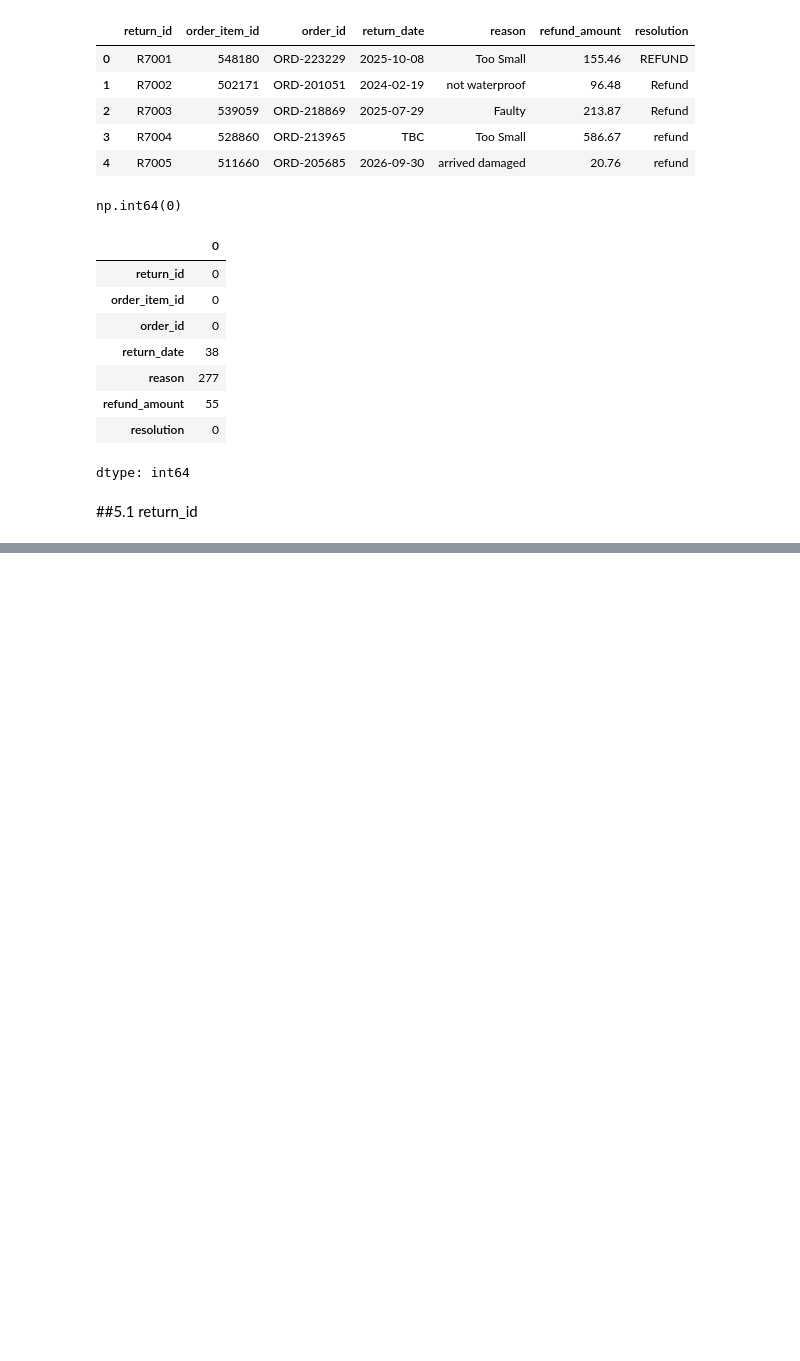
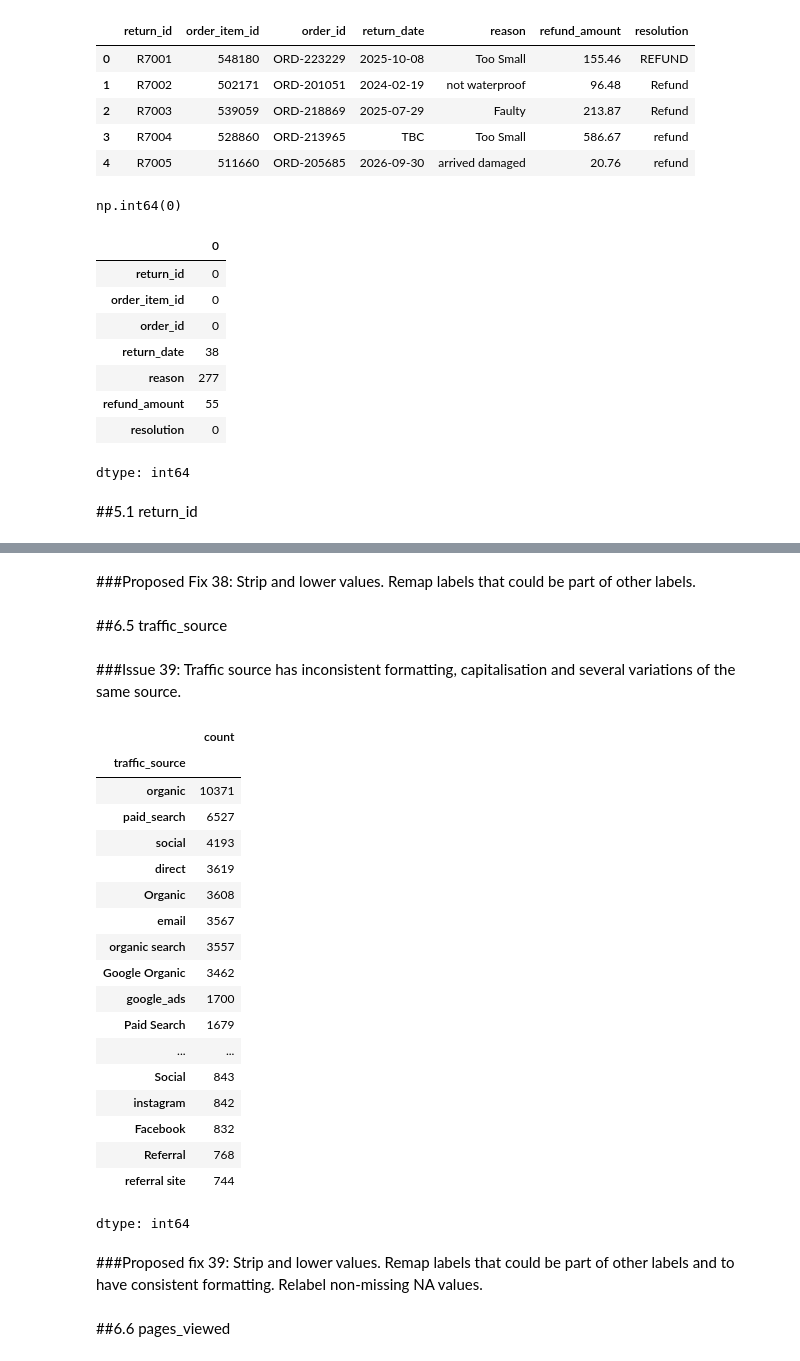
Before and after one commit to LSRajan/valley-outfitters-analysis, a Jupyter notebook: notebooks/01_profiling.ipynb, the cells around one changed output, grey strips where cells are left out. Saved outputs shown, nothing was run; the diff lists cells and outputs as text; code cells hidden in the pictures; blank space fills up the shorter version.

```diff
--- a/notebooks/01_profiling.ipynb
+++ b/notebooks/01_profiling.ipynb
@@ -1503,0 +1836,32 @@ returns
+# %% [markdown]
+###Proposed Fix 38: Strip and lower values. Remap labels that could be part of other labels.
+# %% [markdown]
+##6.5 traffic_source
+# %% [markdown]
+###Issue 39: Traffic source has inconsistent formatting, capitalisation and several variations of the same source.
+# %%
+web_temp["traffic_source"].value_counts()
+# %% [output]
+|  | count |
+| traffic_source |  |
+| organic | 10371 |
+| paid_search | 6527 |
+| social | 4193 |
+| direct | 3619 |
+| Organic | 3608 |
+| email | 3567 |
+| organic search | 3557 |
+| Google Organic | 3462 |
+| google_ads | 1700 |
+| Paid Search | 1679 |
+| ... | ... |
+| Social | 843 |
+| instagram | 842 |
+| Facebook | 832 |
+| Referral | 768 |
+| referral site | 744 |
+dtype: int64
+# %% [markdown]
+###Proposed fix 39: Strip and lower values. Remap labels that could be part of other labels and to have consistent formatting. Relabel non-missing NA values.
+# %% [markdown]
+##6.6 pages_viewed
```
Also changed, not shown: parts of 71 cells of this notebook.
